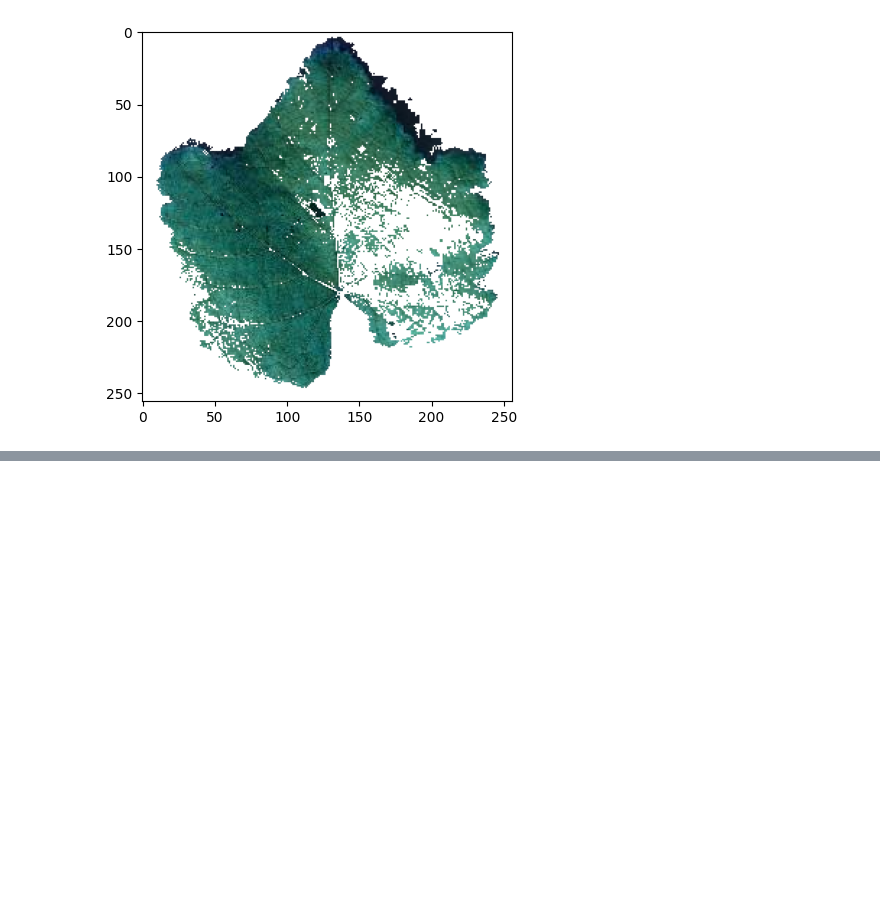
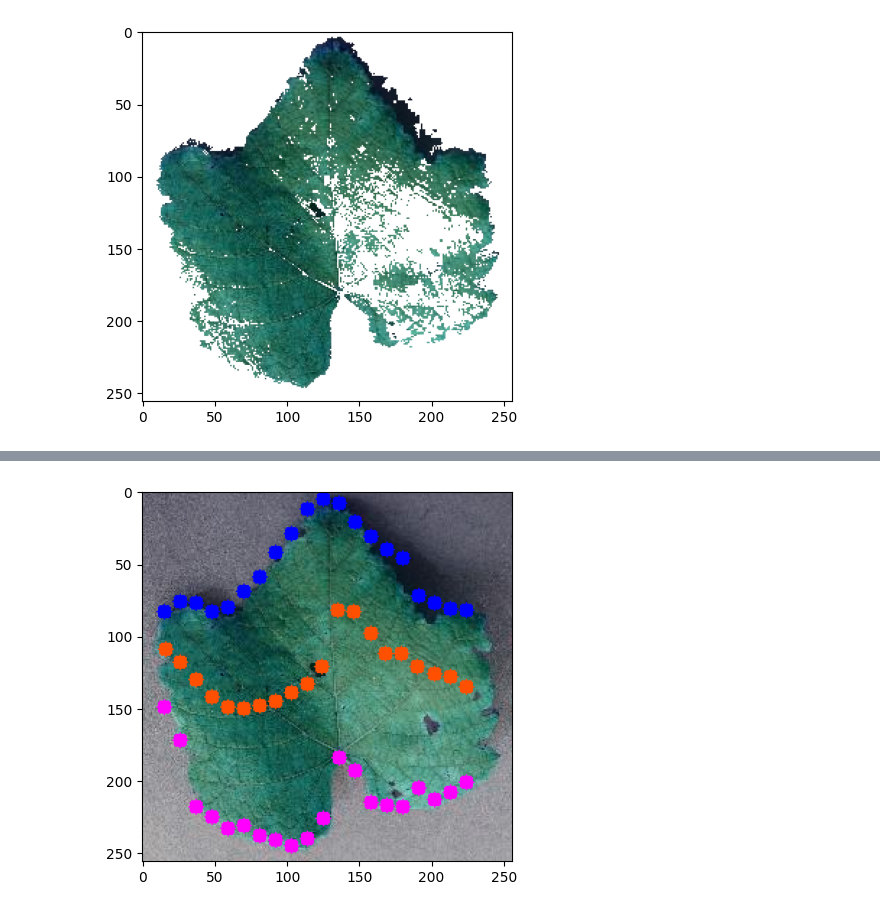
Before and after one commit to Pierrickjay/Leaffliction, a Jupyter notebook: goinfre/testTransfoPierr.ipynb, the cells around one changed output, grey strips where cells are left out. Drawn from its saved outputs; the diff is of its cells as text; code cells hidden in the pictures; blank space fills up the shorter version.

```diff
--- a/goinfre/testTransfoPierr.ipynb
+++ b/goinfre/testTransfoPierr.ipynb
@@ -131,0 +131,6 @@ RuntimeError: Plotting <class 'plantcv.plantcv.classes.Objects'> is not supporte
+# %%
+pcv.params.debug = "plot"
+
+top, bottom, center_v = pcv.homology.x_axis_pseudolandmarks(img=img, mask=thresh)
+# %% [output]
+[figure, added]
```
Also changed, not shown: parts of 11 cells of this notebook, 1 other file.
